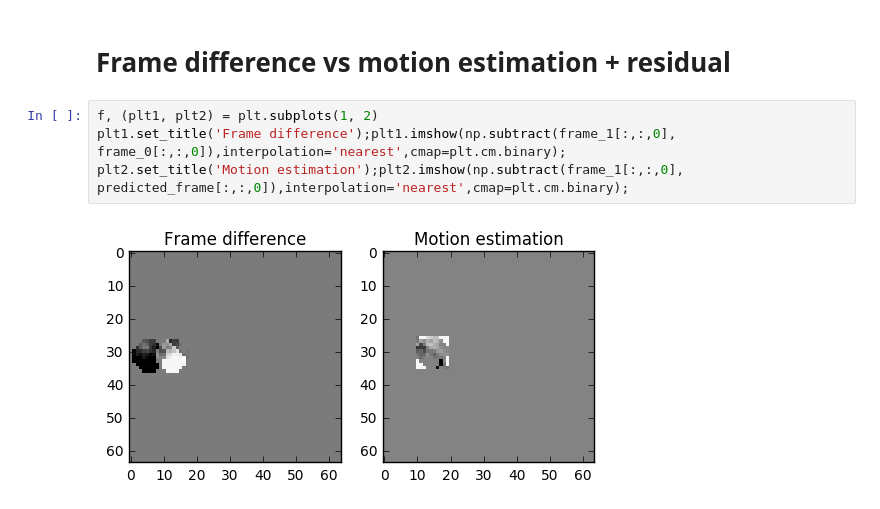
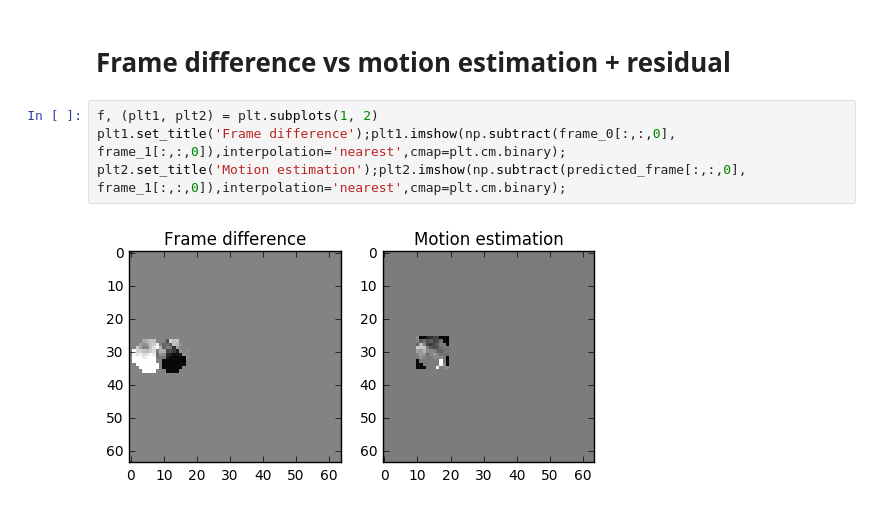
Before and after one commit to leandromoreira/digital_video_introduction, a Jupyter notebook: frame_difference_vs_motion_estimation_plus_residual.ipynb, the cells around one changed output. Cells and saved outputs as stored; diff of their text form.

```diff
--- a/frame_difference_vs_motion_estimation_plus_residual.ipynb
+++ b/frame_difference_vs_motion_estimation_plus_residual.ipynb
@@ -47,7 +47,7 @@ plt.imshow(predicted_frame,interpolation='nearest');
 # Frame difference vs motion estimation + residual
 # %%
 f, (plt1, plt2) = plt.subplots(1, 2)
-plt1.set_title('Frame difference');plt1.imshow(np.subtract(frame_1[:,:,0], frame_0[:,:,0]),interpolation='nearest',cmap=plt.cm.binary);
-plt2.set_title('Motion estimation');plt2.imshow(np.subtract(frame_1[:,:,0], predicted_frame[:,:,0]),interpolation='nearest',cmap=plt.cm.binary);
+plt1.set_title('Frame difference');plt1.imshow(np.subtract(frame_0[:,:,0], frame_1[:,:,0]),interpolation='nearest',cmap=plt.cm.binary);
+plt2.set_title('Motion estimation');plt2.imshow(np.subtract(predicted_frame[:,:,0], frame_1[:,:,0]),interpolation='nearest',cmap=plt.cm.binary);
 # %% [output]
-[figure, old version]
+[figure, new version]
```
Also changed, not shown: parts of 1 cell of this notebook.
